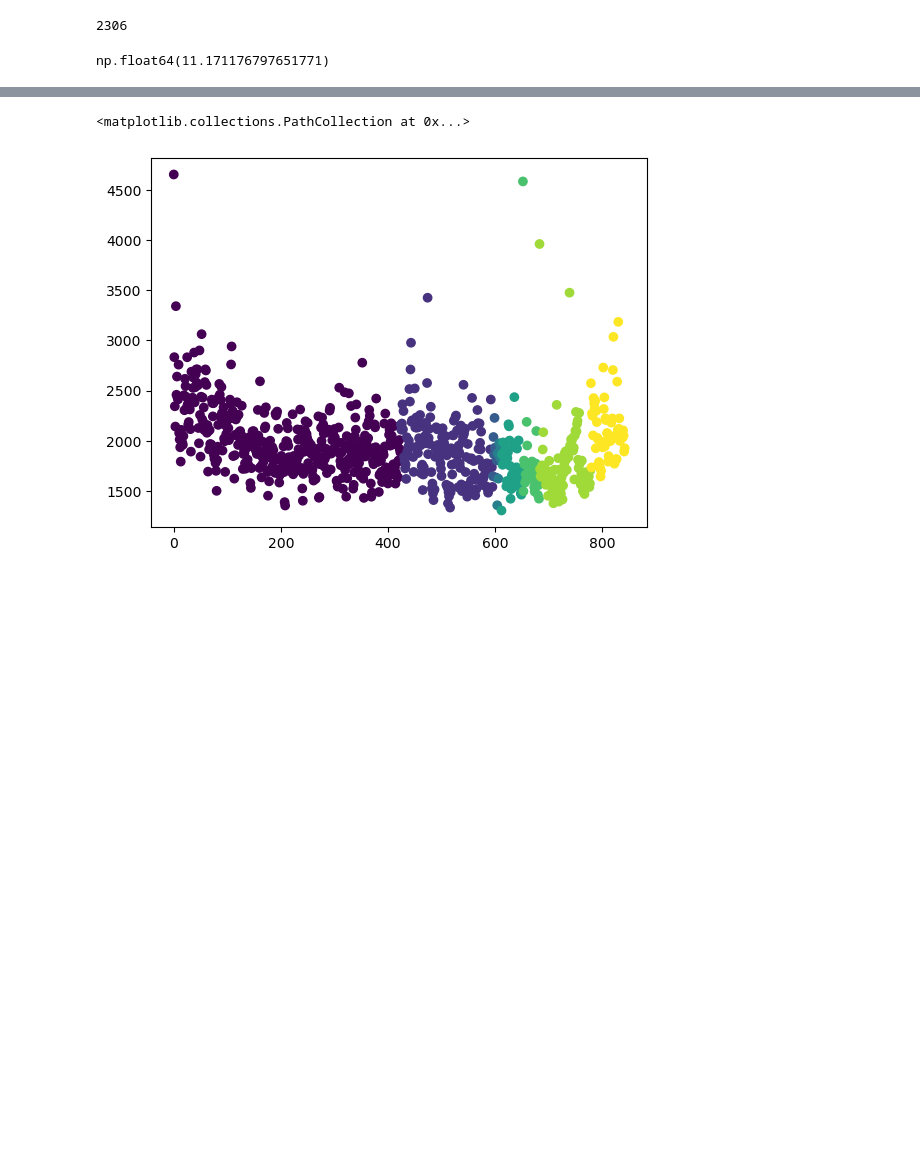
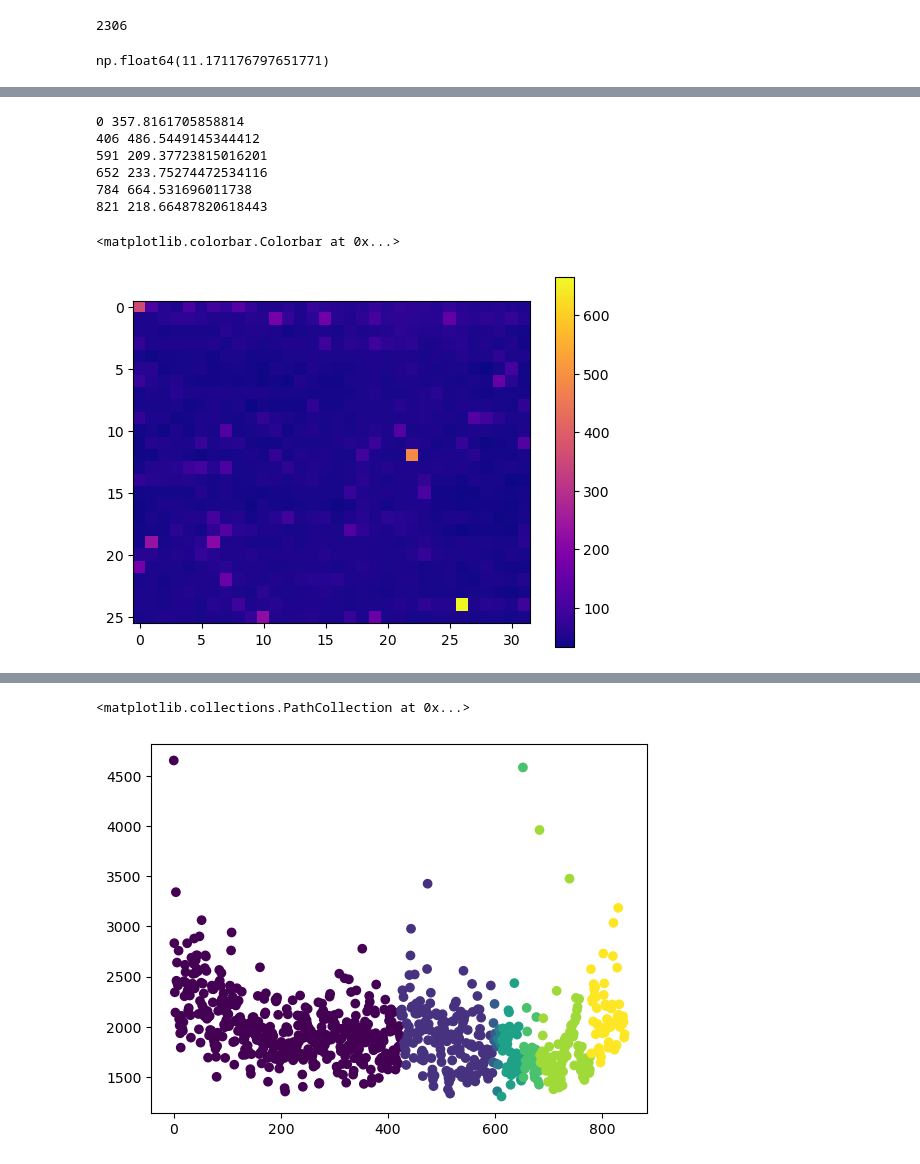
Before and after one commit to Tilman-Burghoff/acoustic-sensing, a Jupyter notebook: experiment3/data_exploration.ipynb, the cells around one changed output, grey strips where cells are left out. Drawn from its saved outputs; the diff is of its cells as text; code cells hidden in the pictures; blank space fills up the shorter version.

```diff
--- a/experiment3/data_exploration.ipynb
+++ b/experiment3/data_exploration.ipynb
@@ -130,0 +69,26 @@ plt.colorbar()
+# %%
+energy = np.sum(normalized_recording[:,16000:]**2, axis=1)
+grid = np.full((26,32), np.nan)
+x_poses = []
+for idx, row in labels.iterrows():
+    x_pos = int(np.round((row.q_0 + 1.5708)/0.1,0))
+    if x_pos < 0:
+        continue#
+    x_poses.append(x_pos)
+    y_pos = int(np.round((row.q_3 +0.3)/-0.1, 0))
+    if energy[idx] > 200:
+        print(idx, energy[idx])
+    #>    continue
+    grid[y_pos, x_pos] = energy[idx]
+
+plt.imshow(grid, cmap="plasma")
+plt.colorbar()
+# %% [output]
+0 357.8161705858814
+406 486.5449145344412
+591 209.37723815016201
+652 233.75274472534116
+784 664.531696011738
+821 218.66487820618443
+<matplotlib.colorbar.Colorbar at 0x...>
+[figure, added]
```
Also changed, not shown: parts of 17 cells of this notebook.
